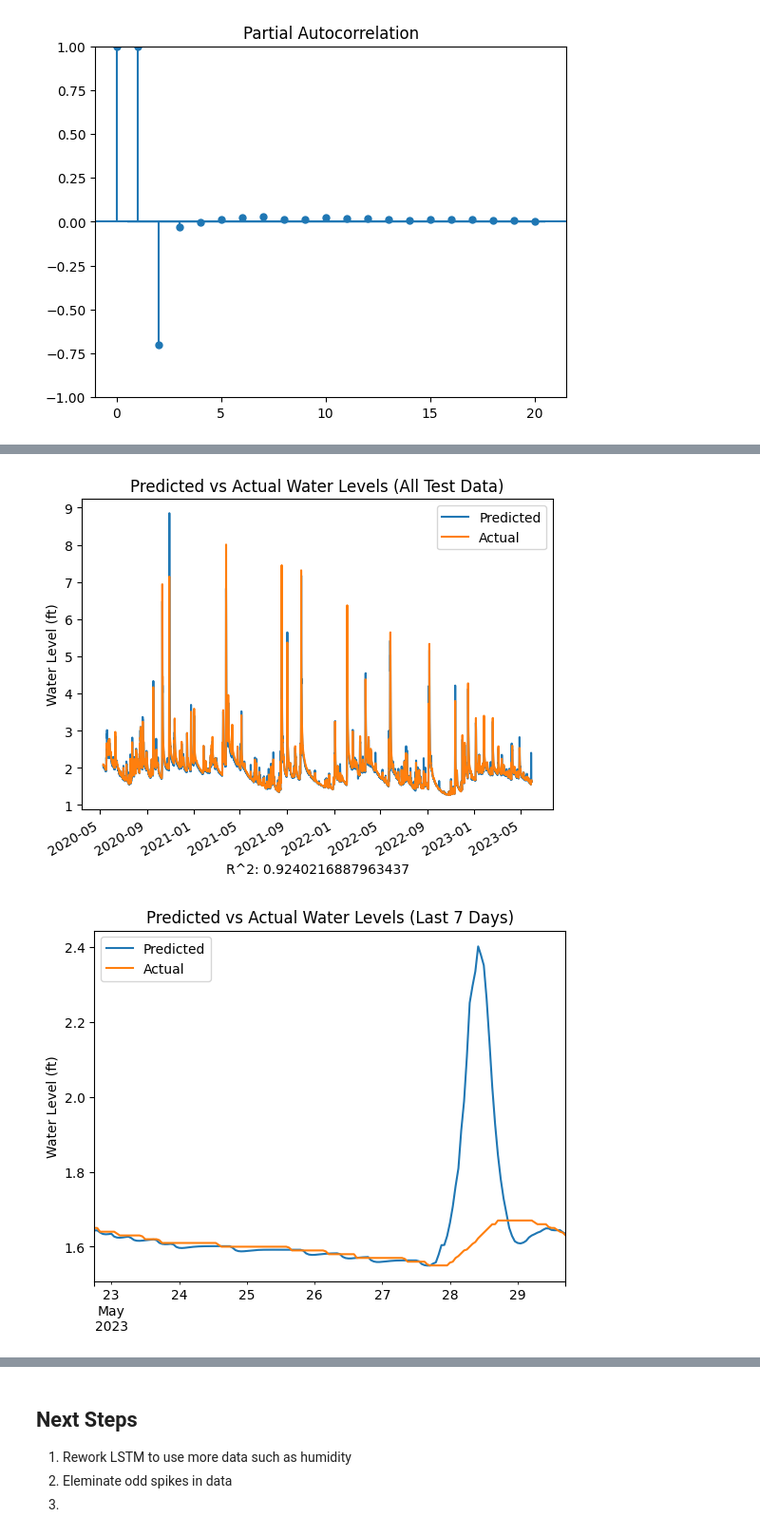
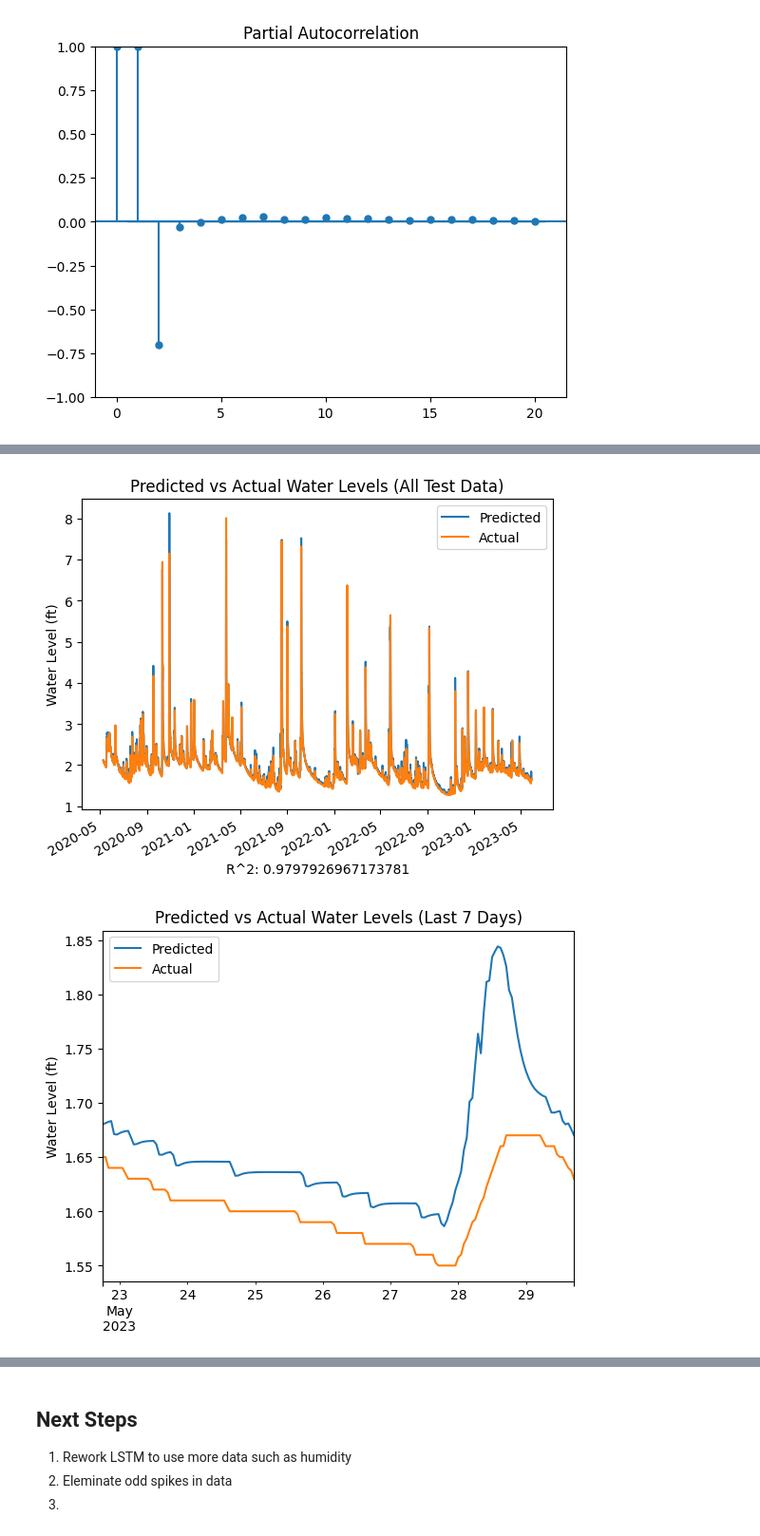
Before and after one commit to teenageknight/water-level-predictive-model, a Jupyter notebook: main.ipynb, the cells around one changed output, grey strips where cells are left out. Shown: that part at 95% size. Drawn from its saved outputs; the diff is of its cells as text; code cells hidden in the pictures.

```diff
--- a/main.ipynb
+++ b/main.ipynb
@@ -101,7 +101,7 @@ from sklearn.preprocessing import MinMaxScaler
 # Number of hours of data to use to predict the next hour
 sequence_length = 24
 # Number of hours to predict
-prediction_length = 4
+prediction_length = 1
 
 # Normalie the data between 0 and 1 with min max scaler so we can undo it later
 water_scaler = MinMaxScaler(feature_range=(0, 1))
@@ -166,10 +166,11 @@ Epoch 10/10
 pyplot.plot(loss.history['loss'], label='train')
 pyplot.plot(loss.history['val_loss'], label='test')
 pyplot.legend()
+print(test_X2)
 
 predicted_values = model.predict(test_X2)
 predicted_values = water_scaler.inverse_transform(predicted_values)
-predicted_values -= 0.06 # For some reason the data seems high, gonna augment it a bit
+# predicted_values -= 0.06 # For some reason the data seems high, gonna augment it a bit
 
 # Using drop() function to delete last 10 rows so that the sizes match
 test_data2 = test_data.copy()
@@ -179,7 +180,7 @@ predictions_df = pd.DataFrame({'Predicted': predicted_values.flatten(), 'Actual'
 
 print(predictions_df)
 
-predictions_df.plot(title='Predicted vs Actual Water Levels (All Test Data)', xlabel='R^2: 0.9240216887963437', ylabel='Water Level (ft)')
+predictions_df.plot(title='Predicted vs Actual Water Levels (All Test Data)', xlabel='R^2: {0}'.format(r2_score(test_data2['water'], predicted_values.flatten())), ylabel='Water Level (ft)')
 
 ten_day = predictions_df.tail(168)
 
@@ -209,2 +210,2 @@ R^2: 0.9240216887963437
-[figure, old version]
+[figure, new version]
-[figure, old version]
+[figure, new version]
```
Also changed, not shown: parts of 4 cells of this notebook.
